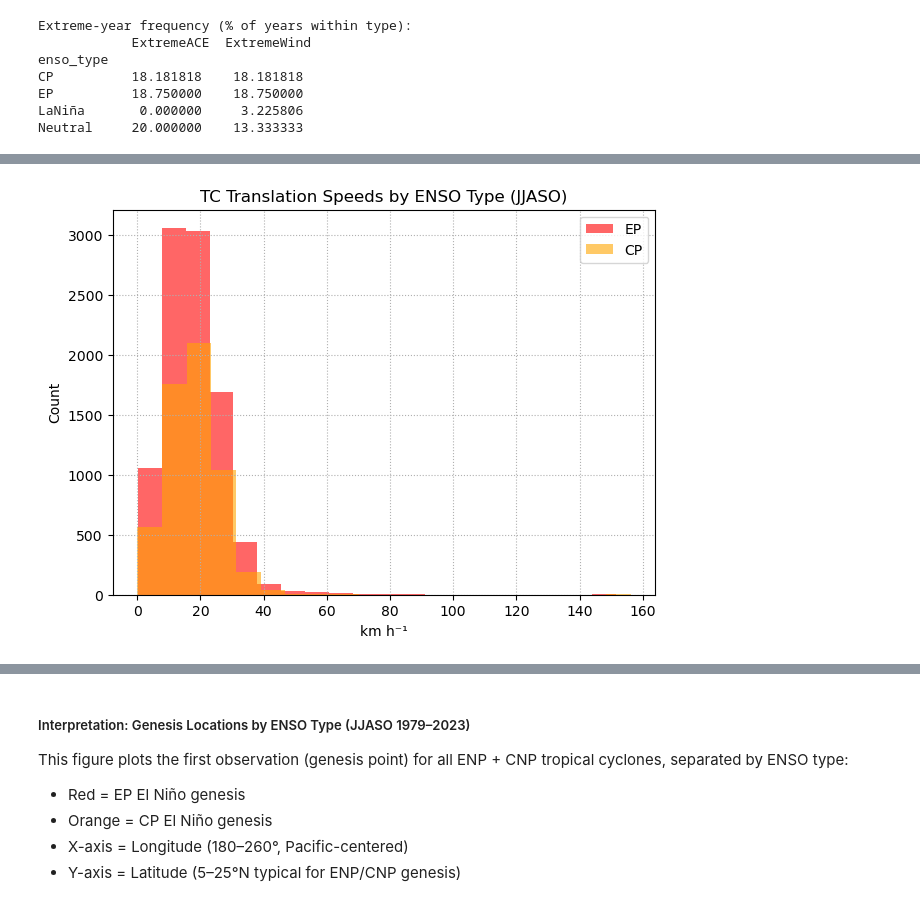
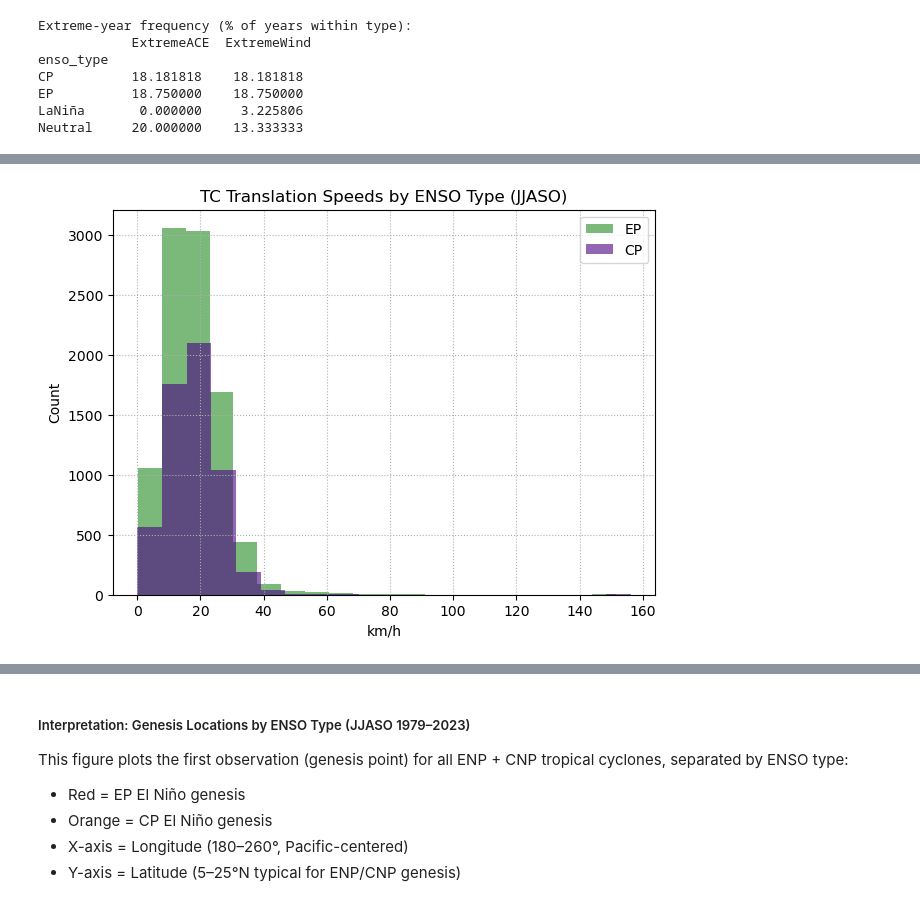
Before and after one commit to erinsatmosphere/ATMS_596_Final, a Jupyter notebook: ATMS_596_Final.ipynb, the cells around one changed output, grey strips where cells are left out. Cells and saved outputs as stored; diff of their text form; code cells hidden in the pictures.

```diff
--- a/ATMS_596_Final.ipynb
+++ b/ATMS_596_Final.ipynb
@@ -1893,20 +1902,20 @@ df_tc.describe()
 # %%
 # compare histograms of translation speed in EP vs CP seasons (qualitative shift in dynamics)
 
 plt.figure(figsize=(7,5))
 
 # overlay EP and CP
-for t, color in [('EP','red'), ('CP','orange')]:
-    mask_years = df_tc['year'].isin(enso_jjaso[enso_jjaso['enso_type']==t]['year'])         # seasons of type t
+for t, color in [('EP','forestgreen'), ('CP','indigo')]:
+    mask_years = df_tc['year'].isin(enso_jjaso[enso_jjaso['enso_type']==t]['year'])
     plt.hist(df_tc.loc[mask_years,'speed_kmh'], bins=20, alpha=0.6, label=t, color=color)
 
 plt.legend()
 plt.title('TC Translation Speeds by ENSO Type (JJASO)')
-plt.xlabel('km h⁻¹')
+plt.xlabel('km/h')
 plt.ylabel('Count')
 plt.grid(True, linestyle=':')
 plt.show()
 
 # INTERPRETATION: Shown below
 # %% [output]
-[figure, old version]
+[figure, new version]
```
Also changed, not shown: parts of 38 cells of this notebook.
